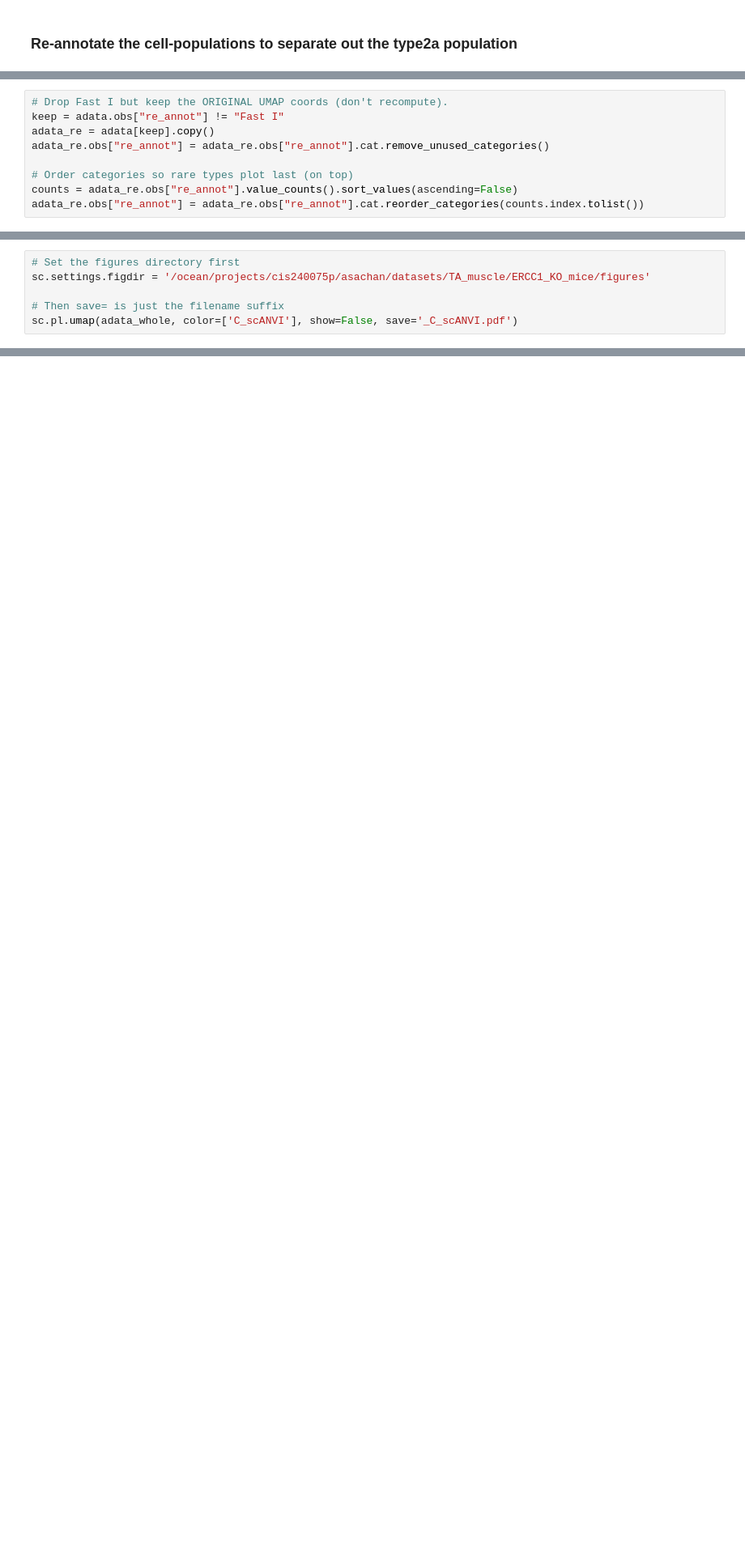
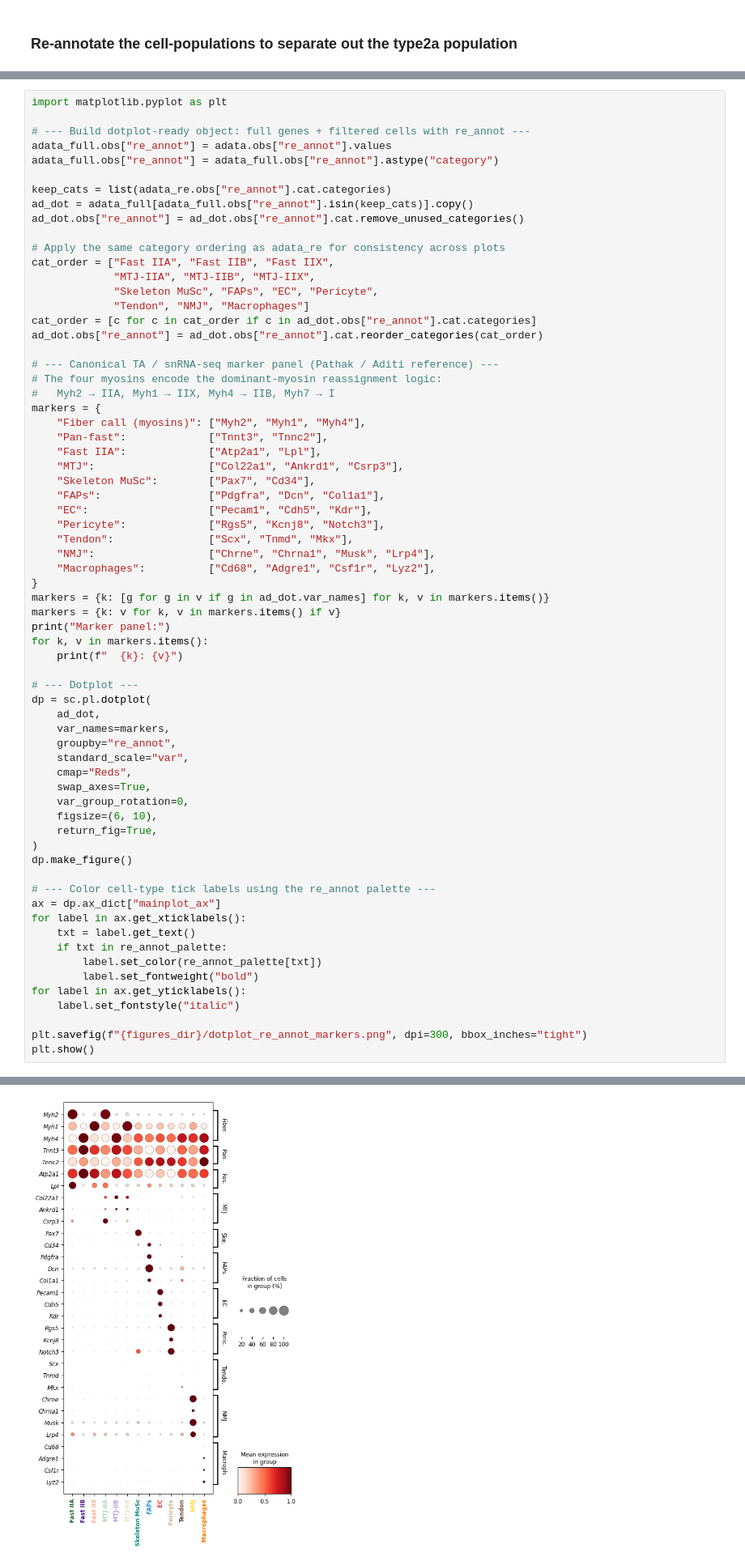
Before and after one commit to sachha-naksha/TA_muscle_ageing, a Jupyter notebook: py_scripts/2_single_nuc_inspection/re_cluster.ipynb, the cells around one changed output, grey strips where cells are left out. Shown at 81% size. Saved outputs shown, nothing was run; the diff lists cells and outputs as text; blank space fills up the shorter version.

```diff
--- a/py_scripts/2_single_nuc_inspection/re_cluster.ipynb
+++ b/py_scripts/2_single_nuc_inspection/re_cluster.ipynb
@@ -206,9 +217,0 @@ sc.pl.umap(
-# %%
-# Drop Fast I but keep the ORIGINAL UMAP coords (don't recompute).
-keep = adata.obs["re_annot"] != "Fast I"
-adata_re = adata[keep].copy()
-adata_re.obs["re_annot"] = adata_re.obs["re_annot"].cat.remove_unused_categories()
-
-# Order categories so rare types plot last (on top)
-counts = adata_re.obs["re_annot"].value_counts().sort_values(ascending=False)
-adata_re.obs["re_annot"] = adata_re.obs["re_annot"].cat.reorder_categories(counts.index.tolist())
@@ -419,6 +217,0 @@ plt.show()
-# %%
-# Set the figures directory first
-sc.settings.figdir = '/ocean/projects/cis240075p/asachan/datasets/TA_muscle/ERCC1_KO_mice/figures'
-
-# Then save= is just the filename suffix
-sc.pl.umap(adata_whole, color=['C_scANVI'], show=False, save='_C_scANVI.pdf')
@@ -424,0 +233,68 @@ sc.pl.umap(adata_whole, color=['C_scANVI'], show=False, save='_C_scANVI.pdf')
+# %%
+import matplotlib.pyplot as plt
+
+# --- Build dotplot-ready object: full genes + filtered cells with re_annot ---
+adata_full.obs["re_annot"] = adata.obs["re_annot"].values
+adata_full.obs["re_annot"] = adata_full.obs["re_annot"].astype("category")
+
+keep_cats = list(adata_re.obs["re_annot"].cat.categories)
+ad_dot = adata_full[adata_full.obs["re_annot"].isin(keep_cats)].copy()
+ad_dot.obs["re_annot"] = ad_dot.obs["re_annot"].cat.remove_unused_categories()
+
+# Apply the same category ordering as adata_re for consistency across plots
+cat_order = ["Fast IIA", "Fast IIB", "Fast IIX",
+             "MTJ-IIA", "MTJ-IIB", "MTJ-IIX",
+             "Skeleton MuSc", "FAPs", "EC", "Pericyte",
+             "Tendon", "NMJ", "Macrophages"]
+cat_order = [c for c in cat_order if c in ad_dot.obs["re_annot"].cat.categories]
+ad_dot.obs["re_annot"] = ad_dot.obs["re_annot"].cat.reorder_categories(cat_order)
+
+# --- Canonical TA / snRNA-seq marker panel (Pathak / Aditi reference) ---
+# The four myosins encode the dominant-myosin reassignment logic:
+#   Myh2 → IIA, Myh1 → IIX, Myh4 → IIB, Myh7 → I
+markers = {
+    "Fiber call (myosins)": ["Myh2", "Myh1", "Myh4"],
+    "Pan-fast":             ["Tnnt3", "Tnnc2"],
+    "Fast IIA":             ["Atp2a1", "Lpl"],
+    "MTJ":                  ["Col22a1", "Ankrd1", "Csrp3"],
+    "Skeleton MuSc":        ["Pax7", "Cd34"],
+    "FAPs":                 ["Pdgfra", "Dcn", "Col1a1"],
+    "EC":                   ["Pecam1", "Cdh5", "Kdr"],
+    "Pericyte":             ["Rgs5", "Kcnj8", "Notch3"],
+    "Tendon":               ["Scx", "Tnmd", "Mkx"],
+    "NMJ":                  ["Chrne", "Chrna1", "Musk", "Lrp4"],
+    "Macrophages":          ["Cd68", "Adgre1", "Csf1r", "Lyz2"],
+}
+markers = {k: [g for g in v if g in ad_dot.var_names] for k, v in markers.items()}
+markers = {k: v for k, v in markers.items() if v}
+print("Marker panel:")
+for k, v in markers.items():
+    print(f"  {k}: {v}")
+
+# --- Dotplot ---
+dp = sc.pl.dotplot(
+    ad_dot,
+    var_names=markers,
+    groupby="re_annot",
+    standard_scale="var",
+    cmap="Reds",
+    swap_axes=True,
+    var_group_rotation=0,
+    figsize=(6, 10),
+    return_fig=True,
+)
+dp.make_figure()
+
+# --- Color cell-type tick labels using the re_annot palette ---
+ax = dp.ax_dict["mainplot_ax"]
+for label in ax.get_xticklabels():
+    txt = label.get_text()
+    if txt in re_annot_palette:
+        label.set_color(re_annot_palette[txt])
+        label.set_fontweight("bold")
+for label in ax.get_yticklabels():
+    label.set_fontstyle("italic")
+
+plt.savefig(f"{figures_dir}/dotplot_re_annot_markers.png", dpi=300, bbox_inches="tight")
+plt.show()
+# %% [output]
@@ -424,0 +313 @@ sc.pl.umap(adata_whole, color=['C_scANVI'], show=False, save='_C_scANVI.pdf')
+[figure, added]
```
Also changed, not shown: parts of 23 cells of this notebook.
